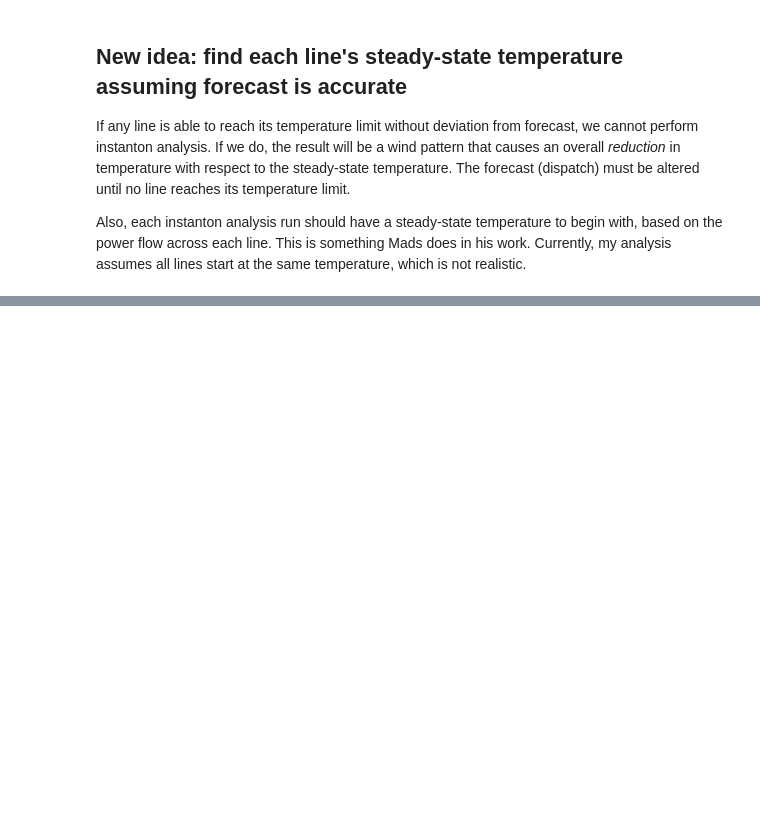
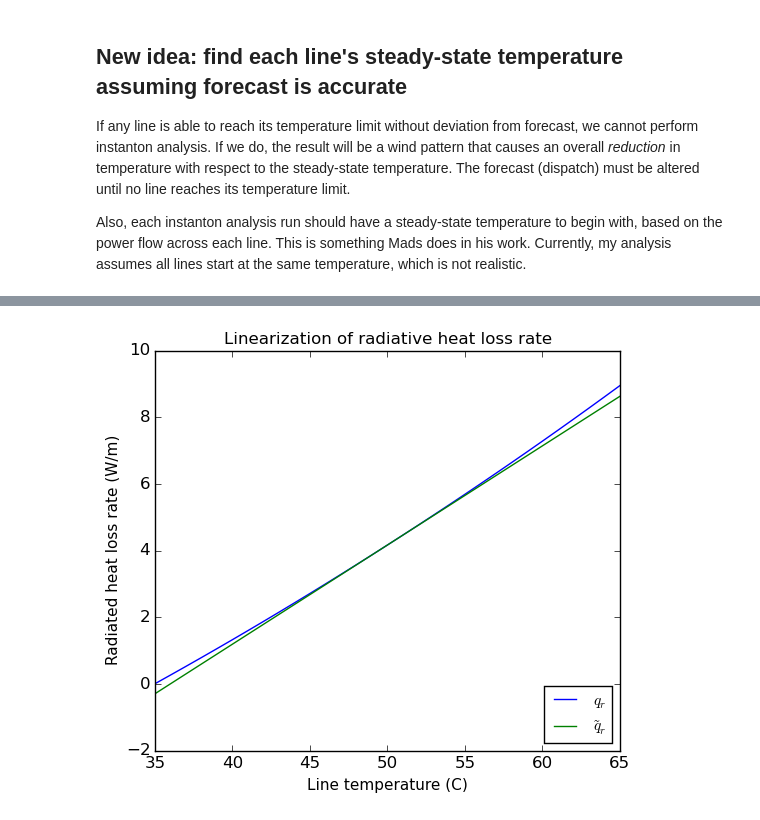
Before and after one commit to kersulis/TemporalInstanton.jl, a Jupyter notebook: nbs/2015-06-23-More efficient figure generation.ipynb, the cells around one changed output, grey strips where cells are left out. Saved outputs shown, nothing was run; the diff lists cells and outputs as text; code cells hidden in the pictures; blank space fills up the shorter version.

```diff
--- a/nbs/2015-06-23-More efficient figure generation.ipynb
+++ b/nbs/2015-06-23-More efficient figure generation.ipynb
@@ -525,2 +296,30 @@ plot(sort([v[end] for v in temp_trajectories]))
 1-element Array{Any,1}:
  PyObject <matplotlib.lines.Line2D object at 0x...>
+# %%
+# Approximate radiative heat loss linearly.
+# Linearize about the midpoint between ambient and limit temperatures.
+
+rad_rate(T,Tamb,ηr) = ηr*((T+273).^4 - (Tamb+273).^4)
+
+Tamb = 35. # C
+Tlim = 65. # C
+ηr = 2.207e-9 # W/m-C^4
+
+function rad_rate_approx(T,Tamb,Tlim,ηr)
+    Tmid = (Tamb + Tlim)/2
+    return ηr*((Tmid + 273).^4 - (Tamb + 273).^4) + (4*ηr*(Tmid + 273).^3)*(T - Tmid)
+end
+
+fig = figure(figsize=(6,5))
+Tmax = 65.
+Trange = Tamb:1:Tmax
+plot(Trange,rad_rate(Trange,Tamb,ηr))
+xlabel("Line temperature (C)",fontsize=11)
+ylabel("Radiated heat loss rate (W/m)",fontsize=11)
+hold=true
+plot(Trange,rad_rate_approx(Trange,Tamb,Tlim,ηr))
+legend([L"q_r",L"\tilde{q}_r"],fontsize=11,loc=4)
+title("Linearization of radiative heat loss rate",fontsize=12)
+#savefig("../images/2015-06-24-rad_linear_approx.png",dpi=600)
+# %% [output]
+[figure, added]
```
Also changed, not shown: parts of 17 cells of this notebook, 5 other files.
